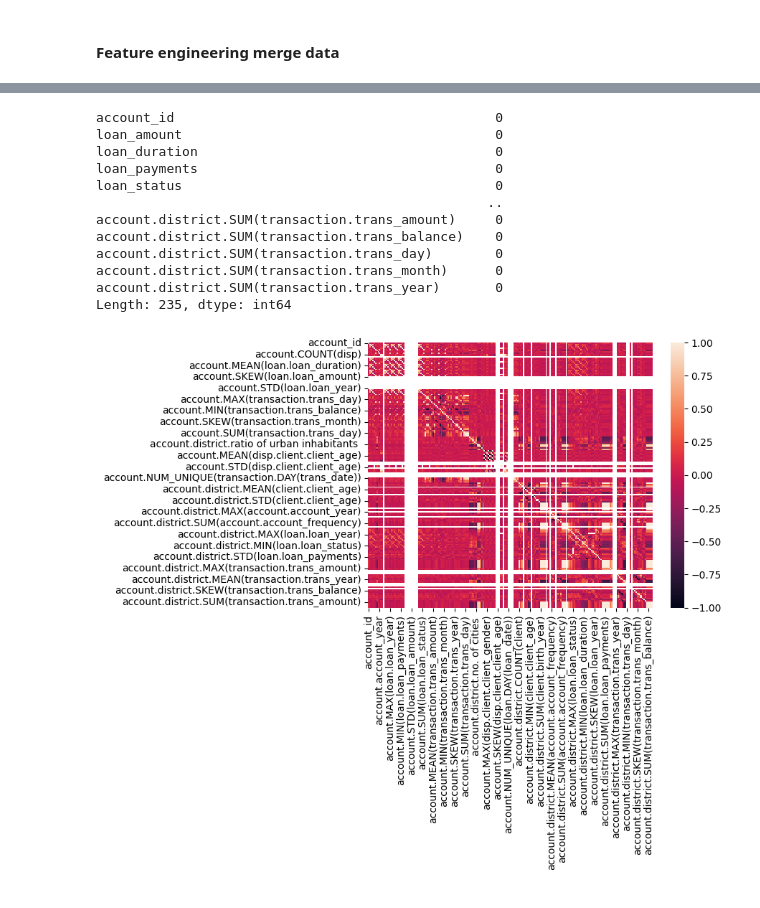
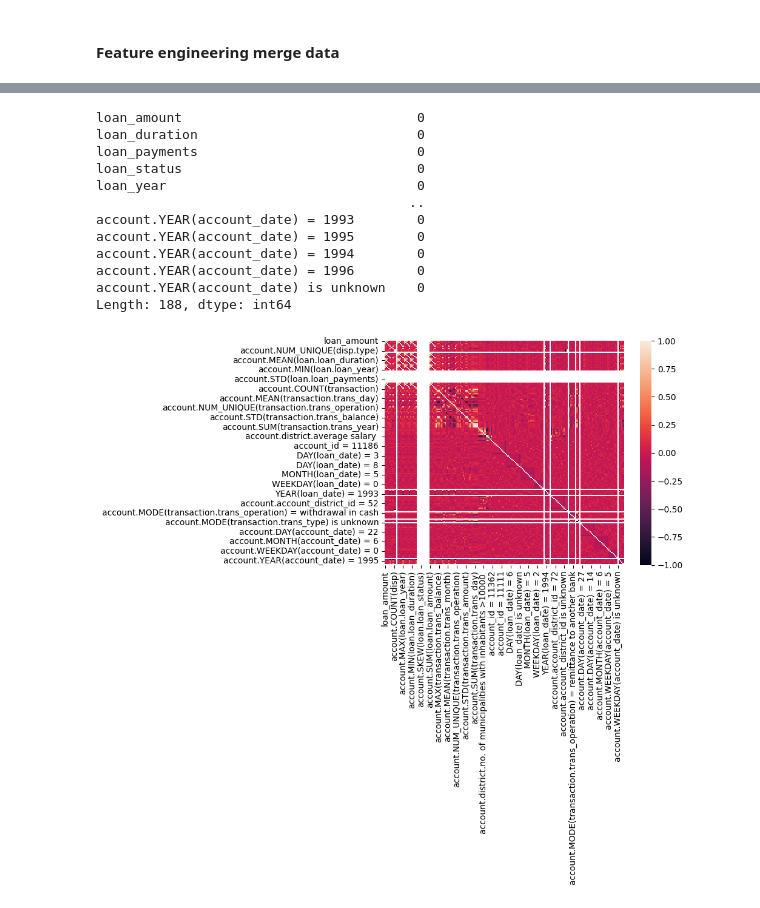
Before and after one commit to BernardoFerreira00/AC-Project, a Jupyter notebook: Notebooks/crisp_dm_sprint_3_4/data processing.ipynb, the cells around one changed output, grey strips where cells are left out. Cells and saved outputs as stored; diff of their text form; code cells hidden in the pictures.

```diff
--- a/Notebooks/crisp_dm_sprint_3_4/data processing.ipynb
+++ b/Notebooks/crisp_dm_sprint_3_4/data processing.ipynb
@@ -295,0 +503,3 @@ district_df.to_csv('refined/district.csv',sep=';',index=False)
+# %%
+district_df = pd.read_csv('data/district.csv',sep=';',na_values=['NaN'])
+district_df.head()
@@ -295,0 +630,19 @@ district_df.to_csv('refined/district.csv',sep=';',index=False)
+# %%
+
+#growths so we can drop 96 and 95 collumns
+# check the growht betwee 95 and 96
+district_df["criminal_growth"] = (district_df["no._of_commited_crimes_'96"] - district_df["no._of_commited_crimes_'95"]) / district_df["no._of_inhabitants"]
+district_df['unemploymant_growth'] = (district_df["unemploymant_rate_'96"] - district_df["unemploymant_rate_'95"] /100.0).round(2)
+district_df["average_salary"] = (district_df["average_salary"] / 1.0).round(2)
+#simplifying ratios lmao
+district_df['enterpreneurs_ratio'] = district_df['no._of_enterpreneurs_per_1000_inhabitants'] / 1000.0
+district_df['ratio_of_urban_inhabitants'] = (district_df['ratio_of_urban_inhabitants'] / 100.0).round(2)
+
+
+district_df.drop(columns=['no._of_enterpreneurs_per_1000_inhabitants', 'no._of_inhabitants',
+        "unemploymant_rate_'96", "no._of_commited_crimes_'96",
+        "unemploymant_rate_'95", "no._of_commited_crimes_'95","no._of_commited_crimes_'96"], inplace=True)
+
+corr = district_df.corr()
+sns.heatmap(corr);
+district_df.to_csv('refined/district.csv',sep=';',index=False)
@@ -299,0 +681,4 @@ district_df.to_csv('refined/district.csv',sep=';',index=False)
+# %%
+client_df.rename(columns={'client_district_id' : 'district_id'}, inplace=True)
+client_district = client_df.merge(district_df, on='district_id', how='left')
+client_df.rename(columns={'district_id' : 'client_district_id'}, inplace=True)
@@ -408,21 +874,18 @@ account_df.rename(columns={'district_id' : 'account_district_id'}, inplace=True)
 # print(disp_df.isnull().count())
 
 
-client = disp_df.merge(client_df, on='client_id')
-
-disp = disp_df.drop("disp_id", axis=1)
 
 
 
 
 ft_dataframes = {'loan': (loan_df, "loan_id","loan_date") ,'client': (client_df, "client_id"),
-                 'district': (district_df,"district_id"), "account": (account_df, "account_id"),
-    "transaction": (trans_df,"trans_id","trans_date"),"disp":(disp,"disp_id")}
+                 'district': (district_df,"district_id"), "account": (account_df, "account_id","account_date"),
+    "transaction": (trans_df,"trans_id","trans_date"),"disp":(disp_df,"disp_id"),"card":(card_df,"card_id",)}
 
 relationships = [
               ("account","account_id","disp","account_id" ),("client","client_id","disp","client_id")  , ("account","account_id","loan","account_id"),
-              ("district","district_id","client","client_district_id"), ("district","district_id","account","account_district_id"),
-                 ("account","account_id","transaction","account_id")]
+              ("district","district_id","client","client_district_id"), ("district","district_id","account","account_district_number"),
+                 ("account","account_id","transaction","account_id"),("disp","disp_id","card","disp_id")]
 
 
 
@@ -519,22 +992,22 @@ digraph "MONTH(loan_date) = 8" {
 # %%
 
-print(feature_matrix_loans_md_2.isnull().sum())
-corr = feature_matrix_loans_md_2.corr()
+print(new_feature_matrix_enc_md_2.isnull().sum())
+corr = new_feature_matrix_enc_md_2.corr()
 sns.heatmap(corr);
 # %% [output]
-account_id                                         0
-loan_amount                                        0
-loan_duration                                      0
-loan_payments                                      0
-loan_status                                        0
-                                                  ..
-account.district.SUM(transaction.trans_amount)     0
-account.district.SUM(transaction.trans_balance)    0
-account.district.SUM(transaction.trans_day)        0
-account.district.SUM(transaction.trans_month)      0
-account.district.SUM(transaction.trans_year)       0
-Length: 235, dtype: int64
+loan_amount                              0
+loan_duration                            0
+loan_payments                            0
+loan_status                              0
+loan_year                                0
+                                        ..
+account.YEAR(account_date) = 1993        0
+account.YEAR(account_date) = 1995        0
+account.YEAR(account_date) = 1994        0
+account.YEAR(account_date) = 1996        0
+account.YEAR(account_date) is unknown    0
+Length: 188, dtype: int64
-[figure, old version]
+[figure, new version]
 # %%
 
 
```
Also changed, not shown: parts of 56 cells of this notebook, 22 other files.
